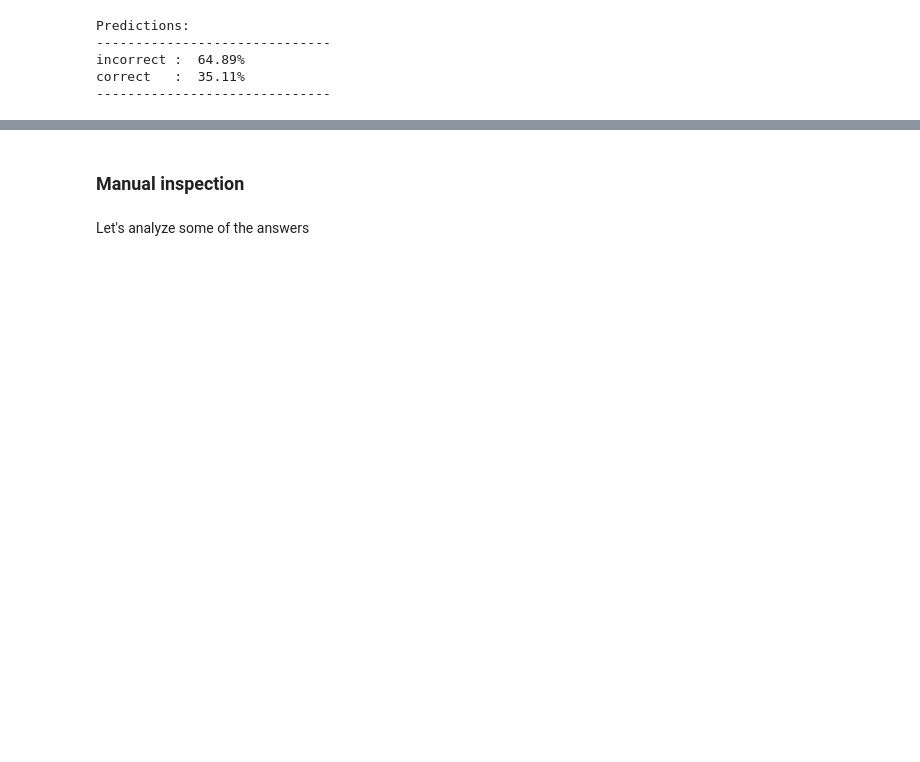
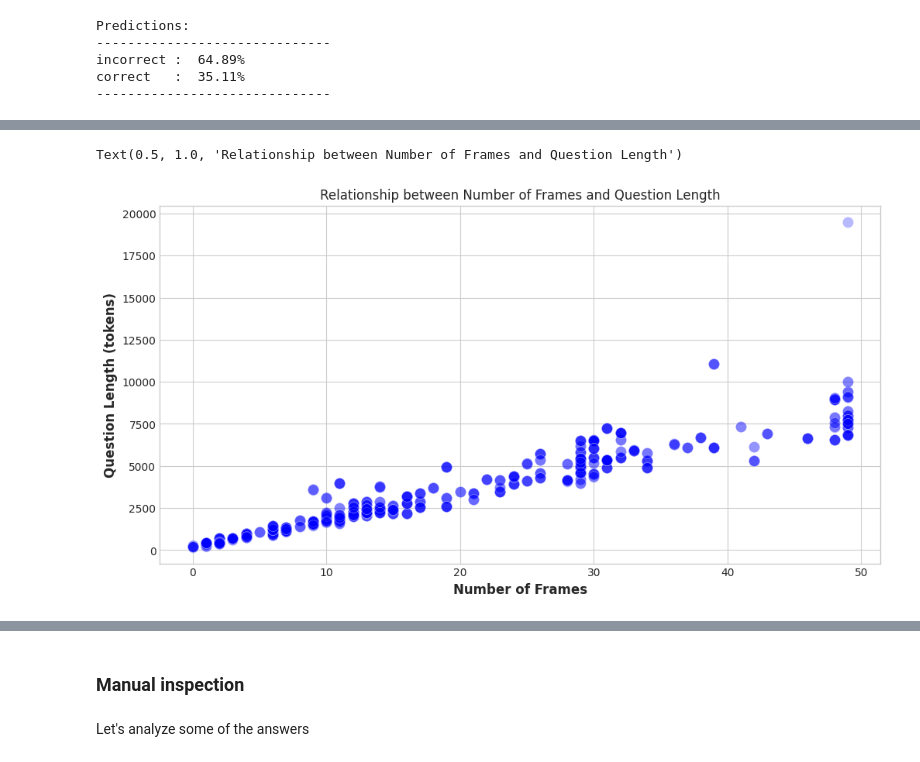
Before and after one commit to FabioLusha/video-neurosymbolic, a Jupyter notebook: star_code/experiments/week_0603_cvrr_judge_eval_maxsample50.ipynb, the cells around one changed output, grey strips where cells are left out. Drawn from its saved outputs; the diff is of its cells as text; code cells hidden in the pictures; blank space fills up the shorter version.

Commit message:
Add analysis on resp to genframes

```diff
--- a/star_code/experiments/week_0603_cvrr_judge_eval_maxsample50.ipynb
+++ b/star_code/experiments/week_0603_cvrr_judge_eval_maxsample50.ipynb
@@ -710,0 +815,16 @@ plt.show()
+# %%
+hugg_key = os.environ['HUGGINGFACE_KEY']
+
+tokenizer = AutoTokenizer.from_pretrained(
+    'google/gemma-3-4b-it',
+    token=hugg_key)
+
+token_len_df = pd.DataFrame(index=judge_pred_df.index)
+token_len_df['ans_len'] = judge_pred_df['reason'].apply(lambda x: len(tokenizer.encode(x)))
+token_len_df['judge_prompt'] = judge_pred_df['judge_prompt'].apply(lambda x: len(tokenizer.encode(x)))
+token_len_df['question_len'] = judge_pred_df['graph_question_prompt'].apply(lambda x: len(tokenizer.encode(x)))
+
+# add prediction for analysis
+token_len_df['pred'] = judge_pred_df['pred']
+token_len_df['n_frames'] = judge_pred_df['n_frames']
+token_len_df
@@ -710,0 +858,21 @@ plt.show()
+# %%
+fig, ax = plt.subplots(figsize=(12, 6))
+
+# Your original scatter plot
+x = judge_pred_df['n_frames']
+y = token_len_df['question_len']
+
+scatter = ax.scatter(x, y,
+    alpha=0.1,
+    s=100,
+    c='Blue',
+    edgecolors='white',
+    linewidth=0.4,
+)
+
+ax.set_xlabel('Number of Frames', fontsize=12, fontweight='bold')
+ax.set_ylabel('Question Length (tokens)', fontsize=12, fontweight='bold')
+ax.set_title('Relationship between Number of Frames and Question Length')
+# %% [output]
+Text(0.5, 1.0, 'Relationship between Number of Frames and Question Length')
+[figure, added]
```
Also changed, not shown: parts of 60 cells of this notebook, 3 other files.
